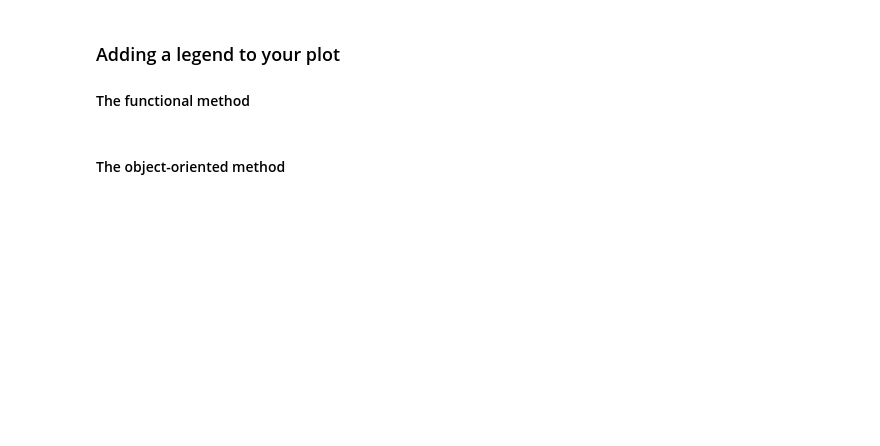
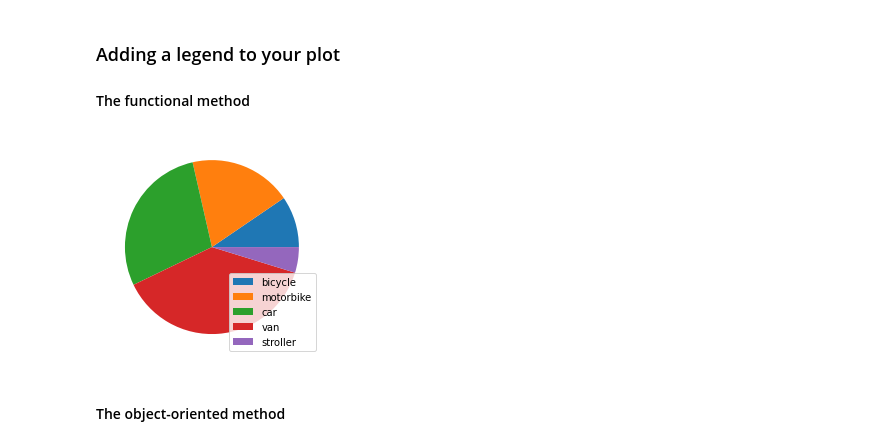
Before and after one commit to johannlilly/linkedin-learning-python-for-data-science-essential-training, a Jupyter notebook: exercise-files/part-1/04_04_begin/04_04_begin.ipynb, the cells around one changed output. Saved outputs shown, nothing was run; the diff lists cells and outputs as text; code cells hidden in the pictures; blank space fills up the shorter version.

```diff
--- a/exercise-files/part-1/04_04_begin/04_04_begin.ipynb
+++ b/exercise-files/part-1/04_04_begin/04_04_begin.ipynb
@@ -24,5 +64,11 @@ cars.columns = ['car_names','mpg','cyl','disp', 'hp', 'drat', 'wt', 'qsec', 'vs'
 # %% [markdown]
 ### Adding a legend to your plot
 #### The functional method
+# %%
+plt.pie(z)
+plt.legend(veh_type, loc='best')
+plt.show()
+# %% [output]
+[figure, added]
 # %% [markdown]
 #### The object-oriented method
```
Also changed, not shown: parts of 7 cells of this notebook.
